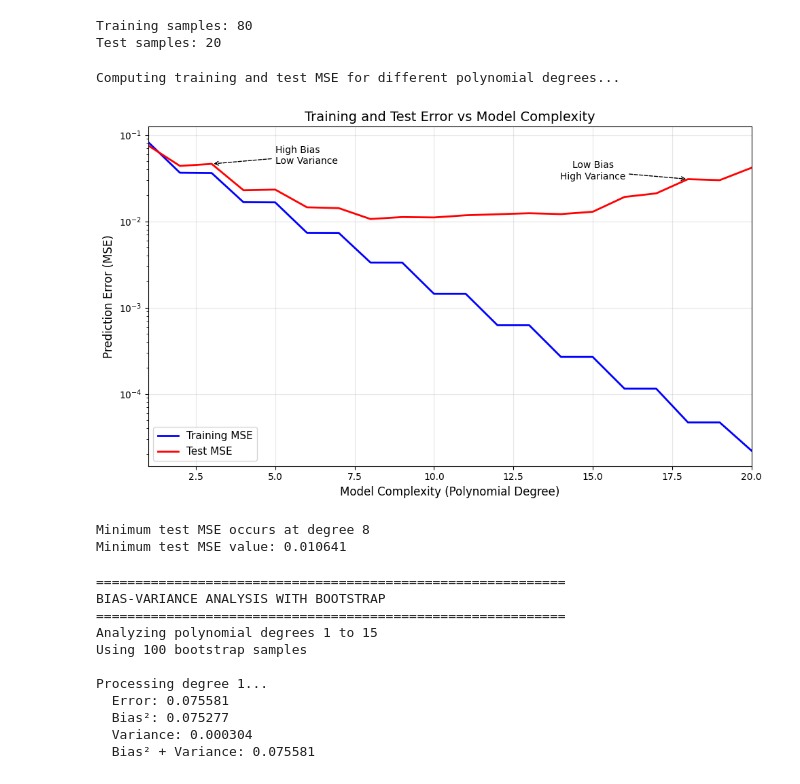
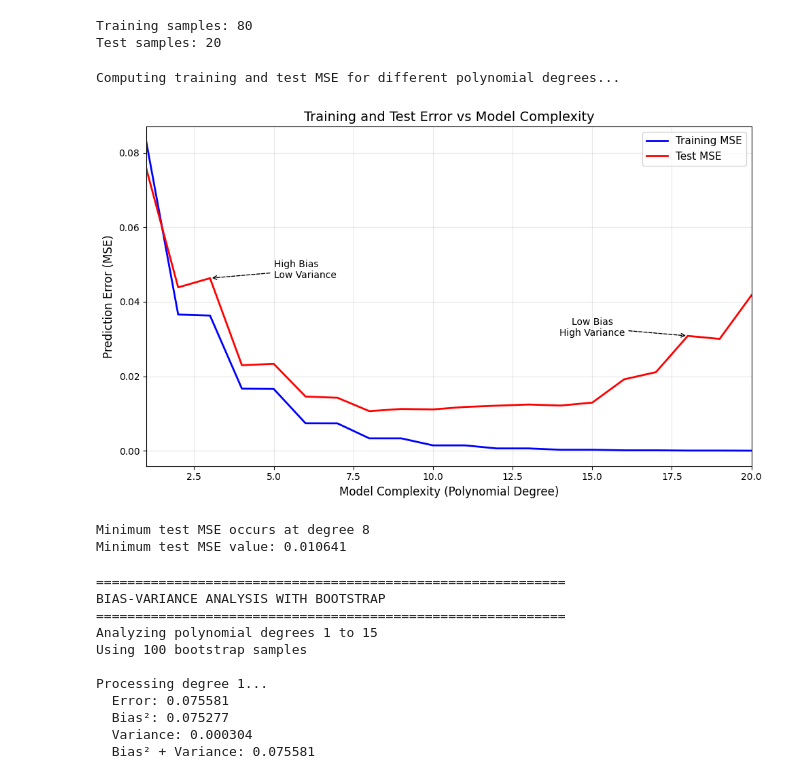
Before and after one commit to egil10/FYSSTK3155, a Jupyter notebook: PROJECT 1/Code/Exg.ipynb, the cells around one changed output. Drawn from its saved outputs; the diff is of its cells as text; code cells hidden in the pictures.

```diff
--- a/PROJECT 1/Code/Exg.ipynb
+++ b/PROJECT 1/Code/Exg.ipynb
@@ -68,35 +68,35 @@ for degree in degrees:
     mse_train[degree-1] = mean_squared_error(y_train, y_pred_train)
     mse_test[degree-1] = mean_squared_error(y_test, y_pred_test)
 
 # Plot similar to Fig 2.11
 plt.figure(figsize=(10, 6))
 plt.plot(degrees, mse_train, 'b-', label='Training MSE', linewidth=2)
 plt.plot(degrees, mse_test, 'r-', label='Test MSE', linewidth=2)
 plt.xlabel('Model Complexity (Polynomial Degree)', fontsize=12)
 plt.ylabel('Prediction Error (MSE)', fontsize=12)
 plt.title('Training and Test Error vs Model Complexity', fontsize=14)
 plt.legend(fontsize=11)
 plt.grid(True, alpha=0.3)
 plt.xlim(1, max_degree)
-plt.yscale('log')
+# plt.yscale('log')
 
 # Add annotations for bias and variance regions
 plt.annotate('High Bias\nLow Variance', xy=(3, mse_test[2]), xytext=(5, mse_test[2]*1),
             arrowprops=dict(arrowstyle='->', color='black', linestyle='--'),
             fontsize=10, ha='left')
 plt.annotate('Low Bias\nHigh Variance', xy=(18, mse_test[17]), xytext=(15, mse_test[17]*1),
             arrowprops=dict(arrowstyle='->', color='black', linestyle='--'),
             fontsize=10, ha='center')
 
 plt.tight_layout()
 plt.savefig("Plots/mse_train_test_vs_degree_hastie_style.pdf", bbox_inches="tight")
 plt.show()
 
 print(f"Minimum test MSE occurs at degree {np.argmin(mse_test)+1}")
 print(f"Minimum test MSE value: {np.min(mse_test):.6f}")
 # %% [output]
 Computing training and test MSE for different polynomial degrees...
-[figure, old version]
+[figure, new version]
 Minimum test MSE occurs at degree 8
 Minimum test MSE value: 0.010641
 # %%
```
Also changed, not shown: parts of 1 cell of this notebook, 2 other files.
